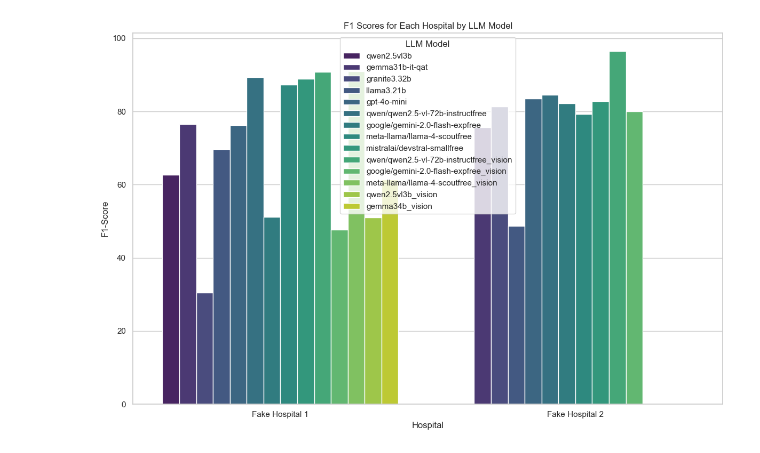
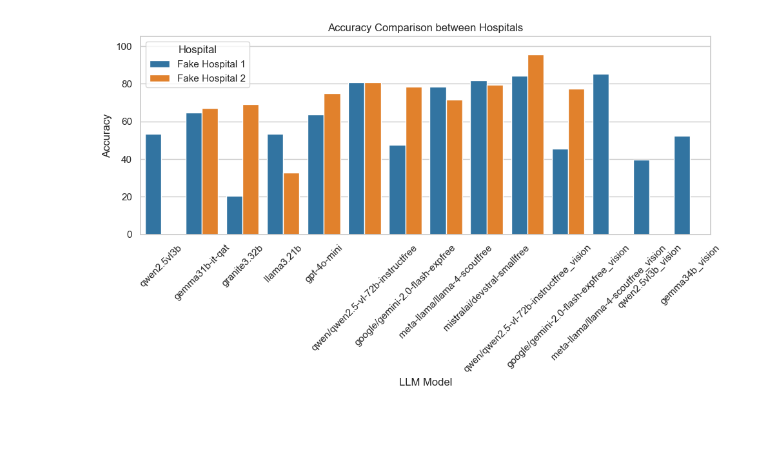
Before and after one commit to AaronYuuu/PDF_benchmarking, a Jupyter notebook: getJSON/visResults.ipynb, the cells around one changed output. Saved outputs shown, nothing was run; the diff lists cells and outputs as text; code cells hidden in the pictures; blank space fills up the shorter version.

```diff
--- a/getJSON/visResults.ipynb
+++ b/getJSON/visResults.ipynb
@@ -59,22 +17,12 @@ str
-# %%
-import matplotlib.pyplot as plt
-import numpy as np
-import pandas as pd
-
-# Combine the data for both hospitals
-h1['Hospital'] = 'Fake Hospital 1'
-h2['Hospital'] = 'Fake Hospital 2'
-combined_data = pd.concat([h1, h2])
-
-# Plot the F1 scores for each hospital
-plt.figure(figsize=(12, 8))
-sns.barplot(x='Hospital', y='F1-Score', hue='LLM Model', data=combined_data, palette='viridis')
-plt.title('F1 Scores for Each Hospital by LLM Model')
-plt.xlabel('Hospital')
-plt.ylabel('F1-Score')
-plt.legend(title='LLM Model', loc='best')
-plt.xticks(rotation=0)
-plt.tight_layout()
-plt.show()
-# %% [output]
-[figure, removed]
+# %%
+plt.figure(figsize=(10, 6))
+sns.barplot(data=combined_data, x='LLM Model', y='Accuracy', hue='Hospital', palette='tab10')
+plt.title('Accuracy Comparison between Hospitals')
+plt.xlabel('LLM Model')
+plt.ylabel('Accuracy')
+plt.xticks(rotation=45)
+plt.ylim(0, combined_data['Accuracy'].max() * 1.1)
+plt.tight_layout()
+plt.show()
+# %% [output]
+[figure, added]
```
Also changed, not shown: parts of 7 cells of this notebook, 1 other file.
